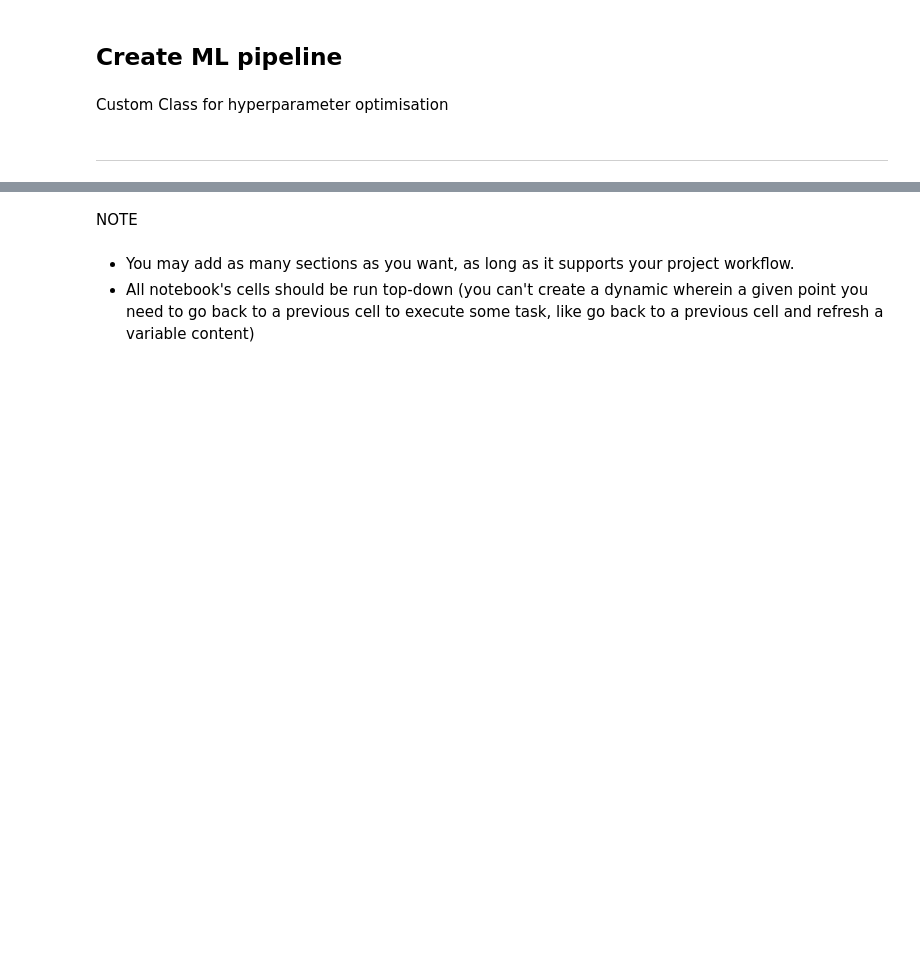
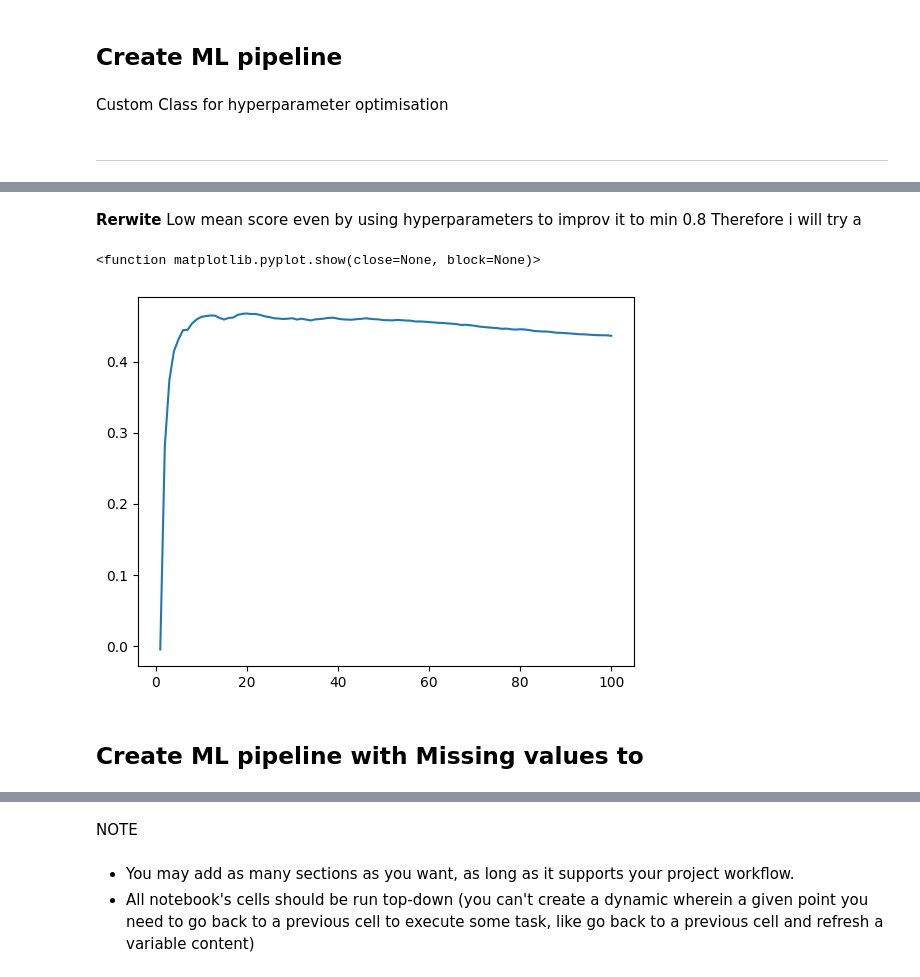
Before and after one commit to Ko11e/Student-Performance, a Jupyter notebook: jupyter_notebooks/05 - Modeling and Evaluation - Predict Exam Score.ipynb, the cells around one changed output, grey strips where cells are left out. Saved outputs shown, nothing was run; the diff lists cells and outputs as text; code cells hidden in the pictures; blank space fills up the shorter version.

```diff
--- a/jupyter_notebooks/05 - Modeling and Evaluation - Predict Exam Score.ipynb
+++ b/jupyter_notebooks/05 - Modeling and Evaluation - Predict Exam Score.ipynb
@@ -175,0 +261,53 @@ class HyperparameterOptimizationSearch:
+# %% [markdown]
+**Rerwite**
+Low mean score even by using hyperparameters to improv it to min 0.8
+Therefore i will try a
+# %%
+def PipelineOptimization_KNN(model):
+    steps = [
+        ('categorical_imputer', CategoricalImputer(imputation_method='missing',
+                                                    fill_value='Missing',
+                                                    variables=['Teacher_Quality', 'Parental_Education_Level', 'Distance_from_Home'])),
+        ("Ordinal_Encoder", OrdinalEncoder(encoding_method='arbitrary',
+                                           variables=['Parental_Involvement', 'Access_to_Resources', 'Extracurricular_Activities',
+                                                      'Motivation_Level', 'Internet_Access', 'Family_Income', 'Teacher_Quality',
+                                                      'School_Type', 'Peer_Influence', 'Learning_Disabilities', 'Parental_Education_Level',
+                                                      'Distance_from_Home', 'Gender'])),
+        ("YeoJohnson", YeoJohnsonTransformer(['Attendance', 'Tutoring_Sessions'])),
+        ("feat_scaling", StandardScaler())
+    ]
+
+    # Add feature selection step only if the model has feature_importances_ or coef_ attributes
+    if hasattr(model, 'feature_importances_') or hasattr(model, 'coef_'):
+        steps.append(("feat_selection", SelectFromModel(model)))
+
+    steps.append(("model", model))
+
+    pipeline_base = Pipeline(steps)
+    return pipeline_base
+# %%
+from sklearn.neighbors import KNeighborsRegressor
+from sklearn.metrics import mean_absolute_error, mean_squared_error, r2_score
+import matplotlib.pyplot as plt
+import numpy as np
+
+knn_r_score=[]
+
+for i in range(1, 101):
+    # Create and fit the KNeighborsRegressor
+    knn_pipeline = PipelineOptimization_KNN(KNeighborsRegressor(n_neighbors=i, weights='distance', algorithm='kd_tree'))
+    knn_pipeline.fit(X_train, y_train)
+
+    # Predict on the test data
+    y_pred = knn_pipeline.predict(X_test)
+    r2 = r2_score(y_test, y_pred)
+    knn_r_score.append(r2)
+
+
+plt.plot(range(1, 101), knn_r_score)
+plt.show
+# %% [output]
+<function matplotlib.pyplot.show(close=None, block=None)>
+[figure, added]
+# %% [markdown]
+## Create ML pipeline with Missing values to
```
Also changed, not shown: parts of 17 cells of this notebook, 1 other file.
